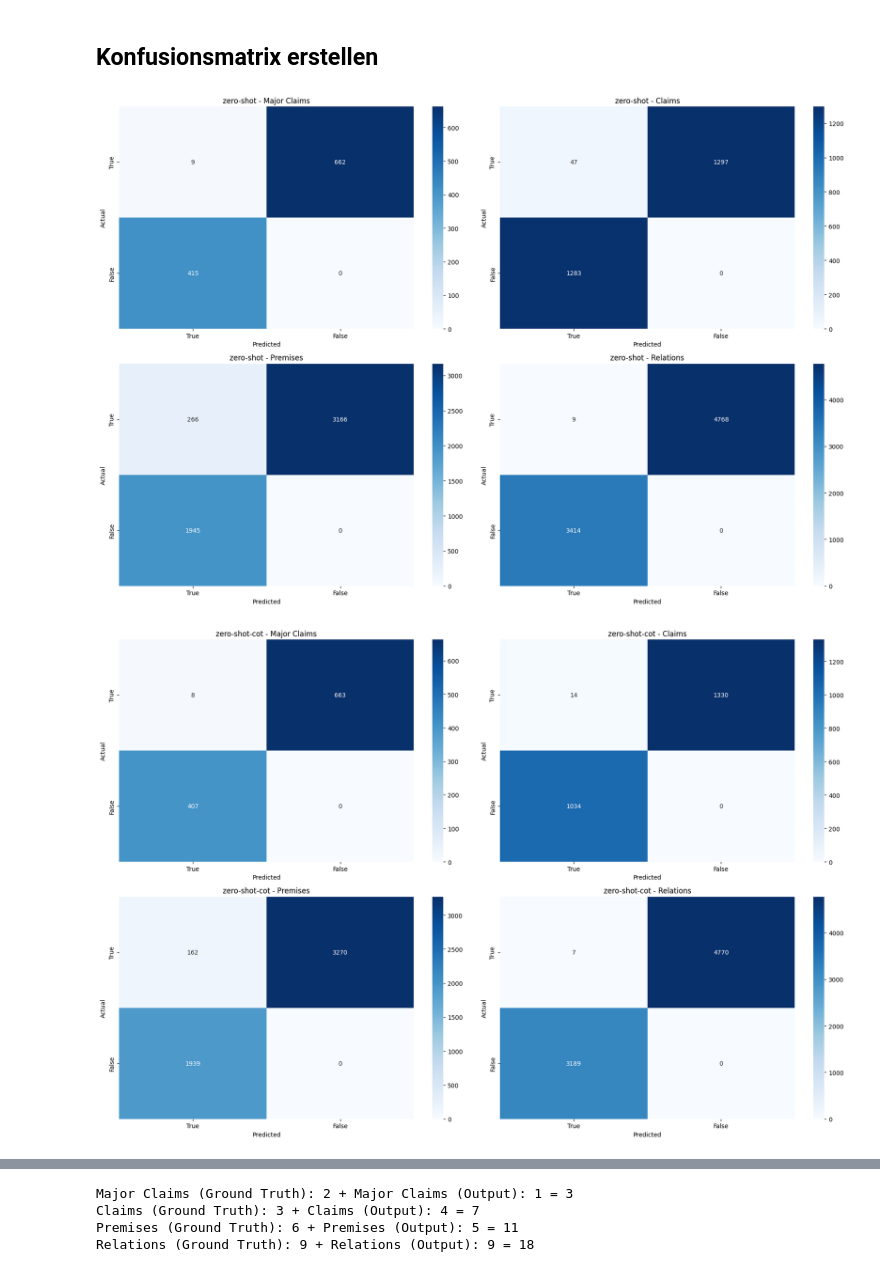
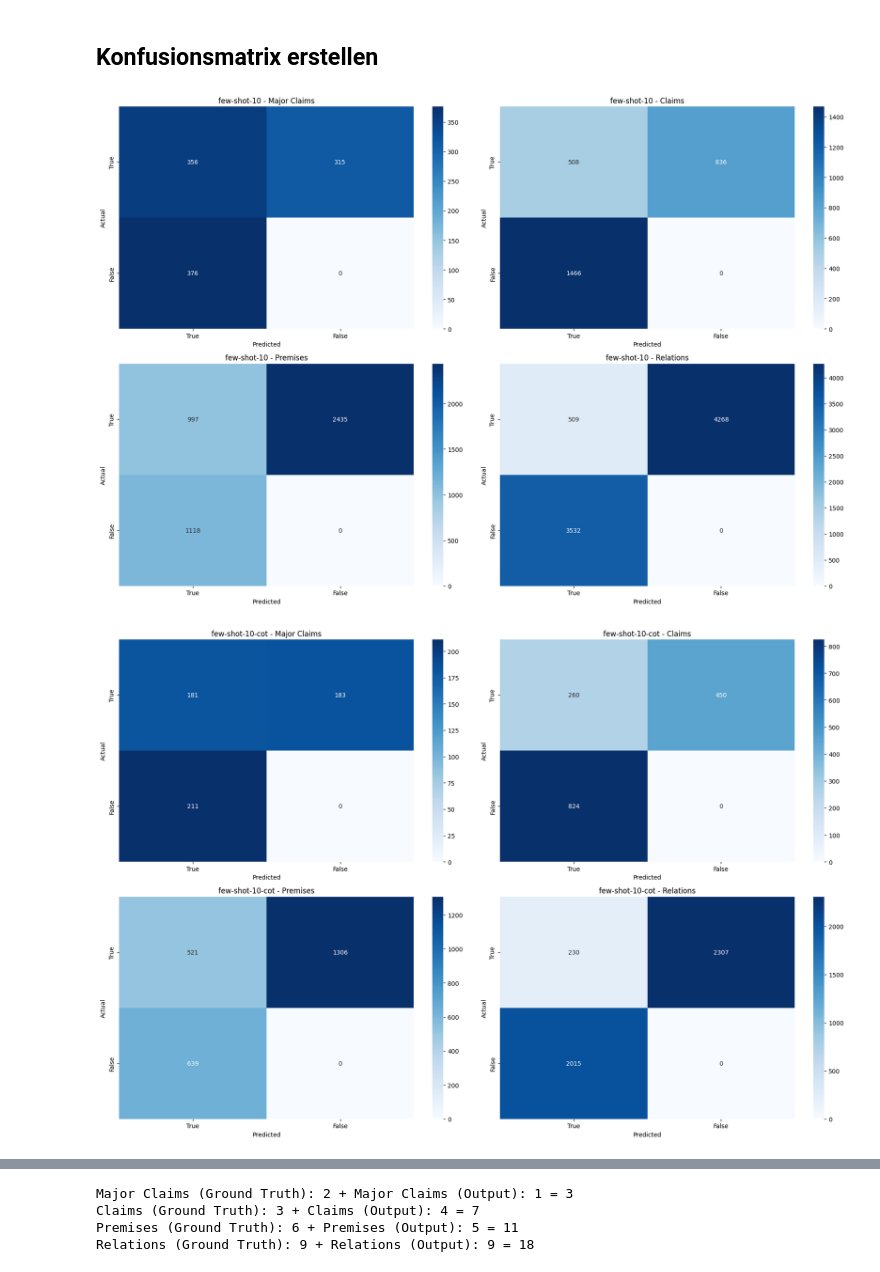
Before and after one commit to BF-DS/argument-mining, a Jupyter notebook: evaluation.ipynb, the cells around one changed output, grey strips where cells are left out. Drawn from its saved outputs; the diff is of its cells as text; code cells hidden in the pictures.

```diff
--- a/evaluation.ipynb
+++ b/evaluation.ipynb
@@ -516,9 +518,9 @@ Index(['txt_file', 'relations_truth', 'major_claims_truth', 'claims_truth',
       dtype='object')
 # %%
 # Apply the function to each row of the DataFrame
-zs_results = zs_df.apply(get_confusion_matrix, axis=1, ground_truth_col=['major_claims_truth', 'claims_truth', 'premises_truth'], prediction_col=['major_claims_llm', 'claims_llm', 'premises_llm'])
-zs_df = pd.concat([zs_df, zs_results], axis=1)
-zs_df.head()
+zs_results = merged_eval_df.apply(get_confusion_matrix, axis=1, ground_truth_col=['major_claims_truth', 'claims_truth', 'premises_truth'], prediction_col=['major_claims_llm', 'claims_llm', 'premises_llm'])
+merged_eval_df = pd.concat([merged_eval_df, zs_results], axis=1)
+merged_eval_df.head()
 # %% [output]
 |  | txt_file | relations_truth | major_claims_truth | claims_truth | premises_truth | model | ... |
 | 0 | essay001.txt | [(through cooperation, children c... | [we should attach more importance... | [through cooperation, children ca... | [What we acquired from team work ... | gpt-4o-mini-2024-07-18 | ... |
@@ -628,8 +627,11 @@ zs_df[['Relations_TP', 'Relations_FN', 'Relations_FP', 'Relations_TN', 'Relation
+# %%
+# Apply the function to each row of the merged_df DataFrame
+merged_eval_df[['Relations_TP', 'Relations_FN', 'Relations_FP', 'Relations_TN', 'Relations_Similarity']] = merged_eval_df.apply(apply_relations_confusion_matrix, axis=1, ground_truth_col='relations_truth', prediction_col='relations_llm')
 # %%
-zs_df.columns
+#zs_df.columns
 # group by prompt and calculate the sum of TP, FN, FP, TN for each prompt
-zs_grouped = zs_df[['MajorClaims_TP', 'MajorClaims_FN', 'MajorClaims_FP', 'MajorClaims_TN', 'Claims_TP', 'Claims_FN', 'Claims_FP', 'Claims_TN', 'Premises_TP', 'Premises_FN', 'Premises_FP', 'Premises_TN', 'Relations_TP', 'Relations_FN', 'Relations_FP', 'Relations_TN']].groupby(zs_df['prompt']).sum()
-zs_grouped
+grouped_df = merged_eval_df[['MajorClaims_TP', 'MajorClaims_FN', 'MajorClaims_FP', 'MajorClaims_TN', 'Claims_TP', 'Claims_FN', 'Claims_FP', 'Claims_TN', 'Premises_TP', 'Premises_FN', 'Premises_FP', 'Premises_TN', 'Relations_TP', 'Relations_FN', 'Relations_FP', 'Relations_TN']].groupby(merged_eval_df['prompt']).sum()
+grouped_df
 # %% [output]
 |  | MajorClaims_TP | MajorClaims_FN | MajorClaims_FP | MajorClaims_TN | Claims_TP | Claims_FN | Claims_FP | ... |
 | prompt |  |  |  |  |  |  |  | ... |
@@ -643,6 +652,7 @@ zs_grouped
 # %% [markdown]
 ## Konfusionsmatrix erstellen
 # %%
+# TODO: Die Berechnungen für Recall, Precision und F1-Score hinzufügen und den return-Wert anpassen
 # Calculate the sums for each category
 def calculate_confusion_matrices(grouped_df):
     for index, row in grouped_df.iterrows():
@@ -707,7 +717,7 @@ def calculate_confusion_matrices(grouped_df):
         plt.show()
 
 # Call the function
-calculate_confusion_matrices(zs_grouped)
+calculate_confusion_matrices(grouped_df)
 
 # total_fn_mc = zs_merged_df['MajorClaims_FN'].sum()
 # total_fp_mc = zs_merged_df['MajorClaims_FP'].sum()
@@ -741,32 +751,32 @@ calculate_confusion_matrices(zs_grouped)
 # axes[0, 0].set_title('Confusion Matrix for Major Claims')
 # axes[0, 0].set_xlabel('Predicted')
 # axes[0, 0].set_ylabel('Actual')
 # axes[0, 0].set_xticklabels(['True', 'False'])
 # axes[0, 0].set_yticklabels(['True', 'False'])
 
 # sns.heatmap(confusion_matrix_c, annot=True, fmt='d', cmap='Blues', ax=axes[0, 1])
 # axes[0, 1].set_title('Confusion Matrix for Claims')
 # axes[0, 1].set_xlabel('Predicted')
 # axes[0, 1].set_ylabel('Actual')
 # axes[0, 1].set_xticklabels(['True', 'False'])
 # axes[0, 1].set_yticklabels(['True', 'False'])
 
 # sns.heatmap(confusion_matrix_p, annot=True, fmt='d', cmap='Blues', ax=axes[1, 0])
 # axes[1, 0].set_title('Confusion Matrix for Premises')
 # axes[1, 0].set_xlabel('Predicted')
 # axes[1, 0].set_ylabel('Actual')
 # axes[1, 0].set_xticklabels(['True', 'False'])
 # axes[1, 0].set_yticklabels(['True', 'False'])
 
 # sns.heatmap(confusion_matrix_r, annot=True, fmt='d', cmap='Blues', ax=axes[1, 1])
 # axes[1, 1].set_title('Confusion Matrix for Relations')
 # axes[1, 1].set_xlabel('Predicted')
 # axes[1, 1].set_ylabel('Actual')
 # axes[1, 1].set_xticklabels(['True', 'False'])
 # axes[1, 1].set_yticklabels(['True', 'False'])
 
 # plt.tight_layout()
 # plt.show()
 # %% [output]
-[figure, old version]
+[figure, new version]
-[figure, old version]
+[figure, new version]
```
Also changed, not shown: parts of 5 cells of this notebook.
